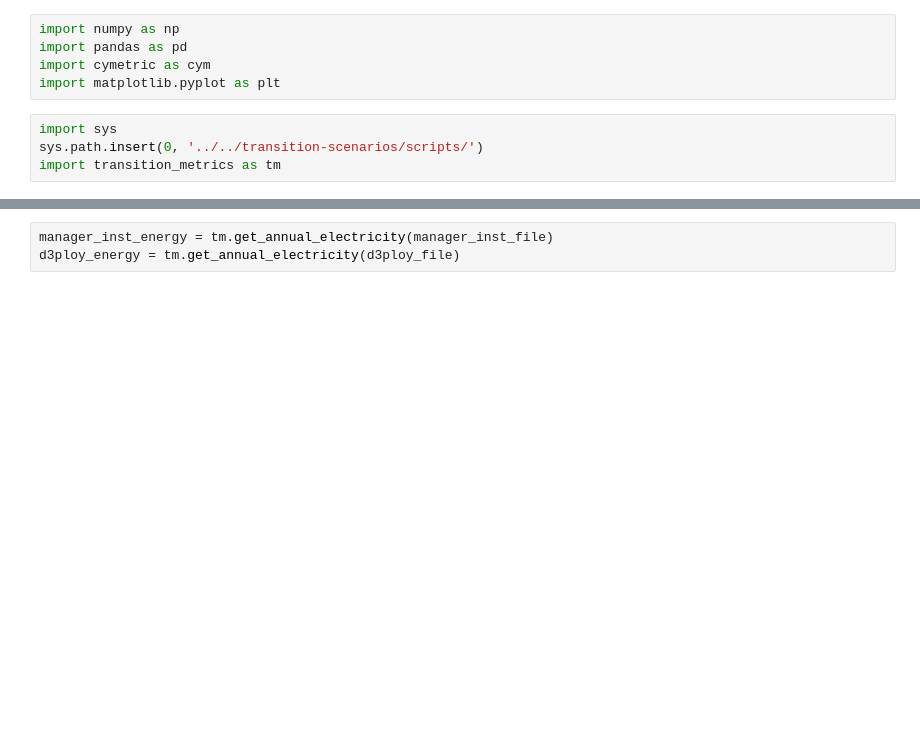
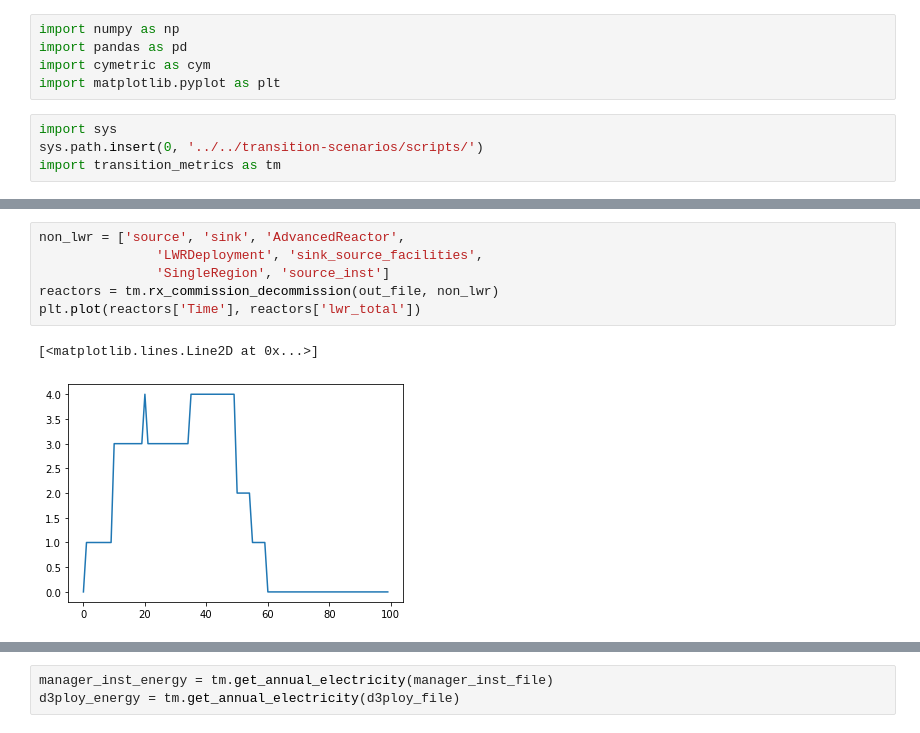
Before and after one commit to abachma2/toy_problems, a Jupyter notebook: cyclus_inputs/Untitled.ipynb, the cells around one changed output, grey strips where cells are left out. Cells and saved outputs as stored; diff of their text form; blank space fills up the shorter version.

```diff
--- a/cyclus_inputs/Untitled.ipynb
+++ b/cyclus_inputs/Untitled.ipynb
@@ -9,0 +62,9 @@ import transition_metrics as tm
+# %%
+non_lwr = ['source', 'sink', 'AdvancedReactor',
+               'LWRDeployment', 'sink_source_facilities',
+               'SingleRegion', 'source_inst']
+reactors = tm.rx_commission_decommission(out_file, non_lwr)
+plt.plot(reactors['Time'], reactors['lwr_total'])
+# %% [output]
+[<matplotlib.lines.Line2D at 0x...>]
+[figure, added]
```
Also changed, not shown: parts of 10 cells of this notebook.
